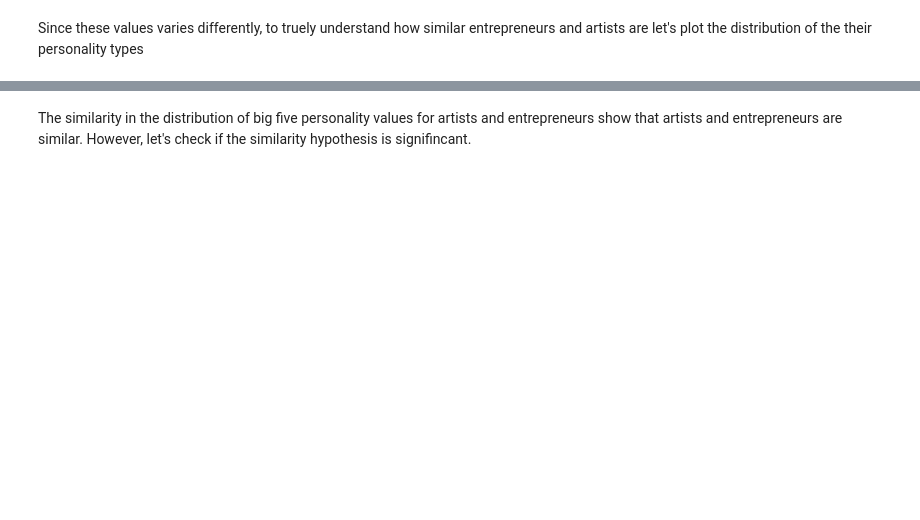
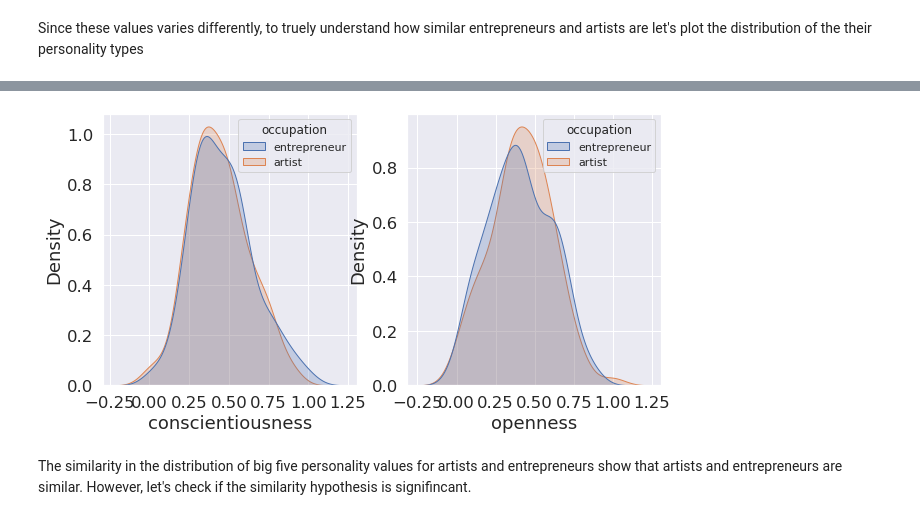
Before and after one commit to epfl-ada/ada-2021-project-madry, a Jupyter notebook: entrepreneur_artist_compare.ipynb, the cells around one changed output, grey strips where cells are left out. Saved outputs shown, nothing was run; the diff lists cells and outputs as text; code cells hidden in the pictures; blank space fills up the shorter version.

```diff
--- a/entrepreneur_artist_compare.ipynb
+++ b/entrepreneur_artist_compare.ipynb
@@ -273,3 +273,10 @@ for i, attr in enumerate(['neuroticism', 'extraversion', 'agreeableness', 'consc
+# %%
+fig, axes = plt.subplots(1, 2, figsize=(10, 5))
+for i, attr in enumerate(['conscientiousness', 'openness']):
+    sns.set(font_scale = 1)
+    sns.kdeplot(data=entrepreneur_artist_personality, x=attr, hue='occupation', shade=True, ax=axes[i])
+# %% [output]
+[figure, added]
 # %% [markdown]
 The similarity in the distribution of big five personality values for artists and entrepreneurs show that artists and entrepreneurs are similar. However, let's check if the similarity hypothesis is signifincant.
 # %%
```
Also changed, not shown: parts of 8 cells of this notebook.
